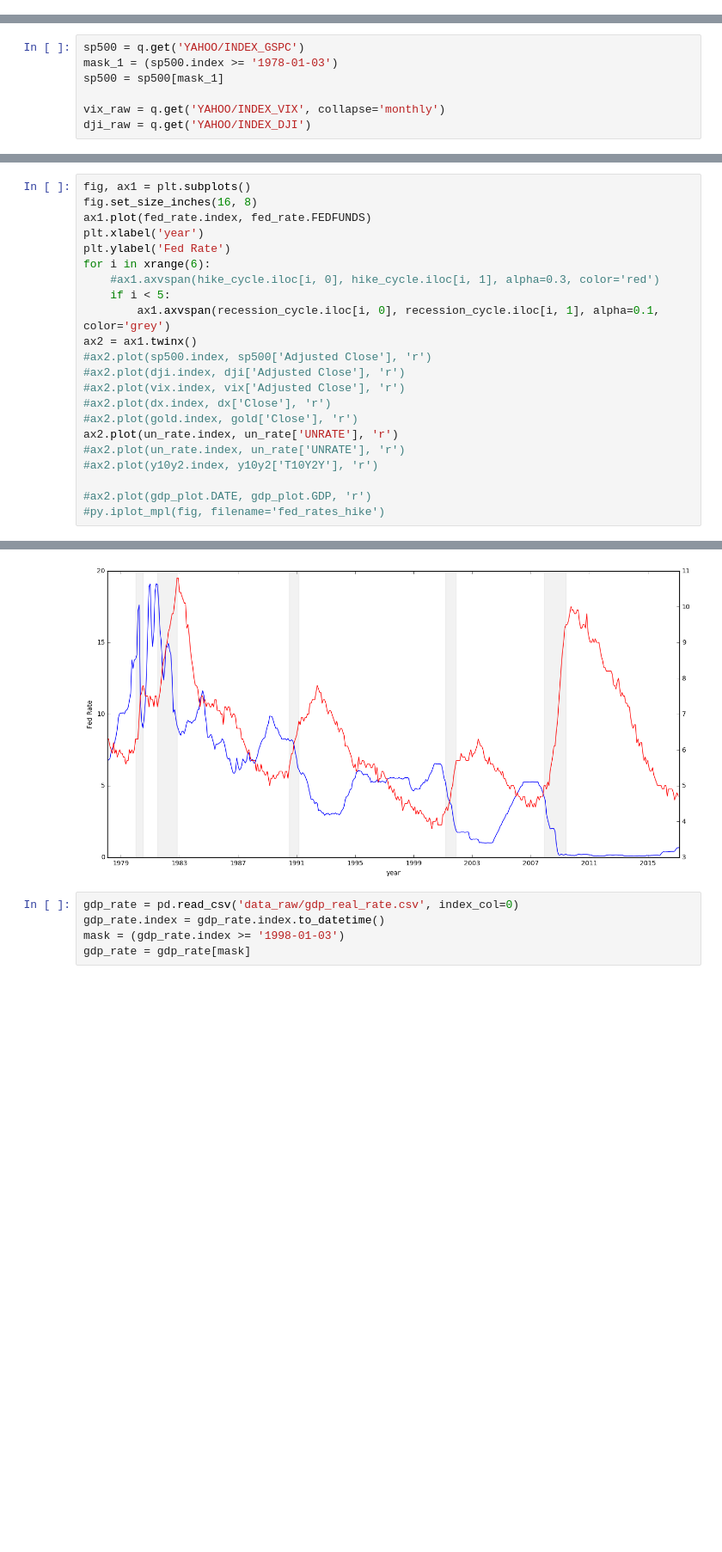
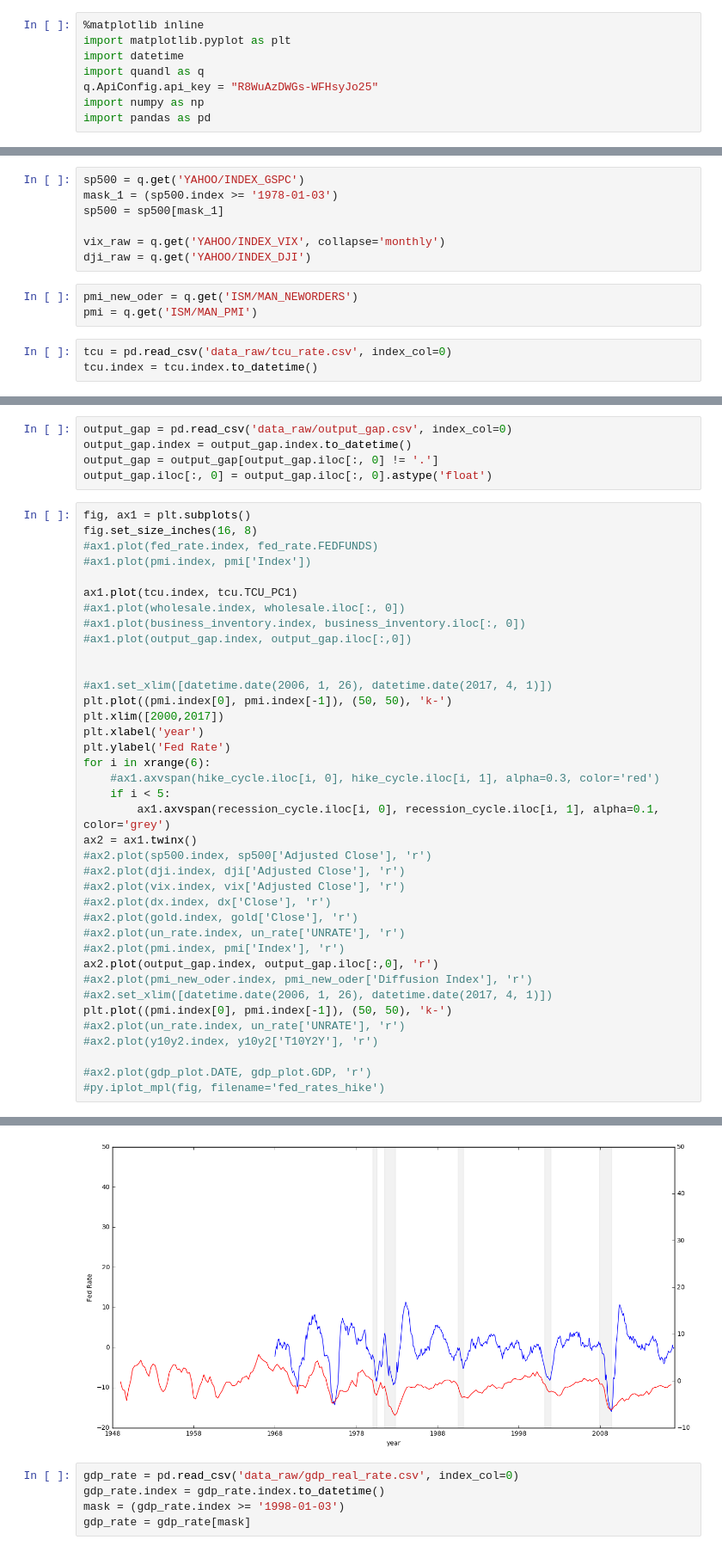
Before and after one commit to AndSoOn/Improvisation, a Jupyter notebook: fed/rate_hike_analysis.ipynb, the cells around one changed output, grey strips where cells are left out. Shown at 86% size. Cells and saved outputs as stored; diff of their text form; blank space fills up the shorter version.

```diff
--- a/fed/rate_hike_analysis.ipynb
+++ b/fed/rate_hike_analysis.ipynb
@@ -8,6 +3,14 @@ import plotly.plotly as py
 py.sign_in('oldzhangbuythings', 'j8IlrfpZl9qUbRXU3ZQm')
 import plotly.tools as tls
 from plotly.graph_objs import *
+# %%
+%matplotlib inline
+import matplotlib.pyplot as plt
+import datetime
+import quandl as q
+q.ApiConfig.api_key = "R8WuAzDWGs-WFHsyJo25"
+import numpy as np
+import pandas as pd
 # %%
 hike_cycle = pd.read_csv('data_cleaned/rate_hike_circles.csv', index_col=0)
 recession_cycle = pd.read_csv('data_cleaned/recession_circles.csv', index_col=0)
@@ -58,3 +57,9 @@ sp500 = sp500[mask_1]
 
 vix_raw = q.get('YAHOO/INDEX_VIX', collapse='monthly')
 dji_raw = q.get('YAHOO/INDEX_DJI')
+# %%
+pmi_new_oder = q.get('ISM/MAN_NEWORDERS')
+pmi = q.get('ISM/MAN_PMI')
+# %%
+tcu = pd.read_csv('data_raw/tcu_rate.csv', index_col=0)
+tcu.index = tcu.index.to_datetime()
@@ -61,28 +72,49 @@ dji_raw = q.get('YAHOO/INDEX_DJI')
+# %%
+output_gap = pd.read_csv('data_raw/output_gap.csv', index_col=0)
+output_gap.index = output_gap.index.to_datetime()
+output_gap = output_gap[output_gap.iloc[:, 0] != '.']
+output_gap.iloc[:, 0] = output_gap.iloc[:, 0].astype('float')
 # %%
 fig, ax1 = plt.subplots()
 fig.set_size_inches(16, 8)
-ax1.plot(fed_rate.index, fed_rate.FEDFUNDS)
+#ax1.plot(fed_rate.index, fed_rate.FEDFUNDS)
+#ax1.plot(pmi.index, pmi['Index'])
+
+ax1.plot(tcu.index, tcu.TCU_PC1)
+#ax1.plot(wholesale.index, wholesale.iloc[:, 0])
+#ax1.plot(business_inventory.index, business_inventory.iloc[:, 0])
+#ax1.plot(output_gap.index, output_gap.iloc[:,0])
+
+
+#ax1.set_xlim([datetime.date(2006, 1, 26), datetime.date(2017, 4, 1)])
+plt.plot((pmi.index[0], pmi.index[-1]), (50, 50), 'k-')
+plt.xlim([2000,2017])
 plt.xlabel('year')
 plt.ylabel('Fed Rate')
 for i in xrange(6):
     #ax1.axvspan(hike_cycle.iloc[i, 0], hike_cycle.iloc[i, 1], alpha=0.3, color='red')
     if i < 5:
         ax1.axvspan(recession_cycle.iloc[i, 0], recession_cycle.iloc[i, 1], alpha=0.1, color='grey')
 ax2 = ax1.twinx()
 #ax2.plot(sp500.index, sp500['Adjusted Close'], 'r')
 #ax2.plot(dji.index, dji['Adjusted Close'], 'r')
 #ax2.plot(vix.index, vix['Adjusted Close'], 'r')
 #ax2.plot(dx.index, dx['Close'], 'r')
 #ax2.plot(gold.index, gold['Close'], 'r')
-ax2.plot(un_rate.index, un_rate['UNRATE'], 'r')
+#ax2.plot(un_rate.index, un_rate['UNRATE'], 'r')
+#ax2.plot(pmi.index, pmi['Index'], 'r')
+ax2.plot(output_gap.index, output_gap.iloc[:,0], 'r')
+#ax2.plot(pmi_new_oder.index, pmi_new_oder['Diffusion Index'], 'r')
+#ax2.set_xlim([datetime.date(2006, 1, 26), datetime.date(2017, 4, 1)])
+plt.plot((pmi.index[0], pmi.index[-1]), (50, 50), 'k-')
 #ax2.plot(un_rate.index, un_rate['UNRATE'], 'r')
 #ax2.plot(y10y2.index, y10y2['T10Y2Y'], 'r')
 
 #ax2.plot(gdp_plot.DATE, gdp_plot.GDP, 'r')
 #py.iplot_mpl(fig, filename='fed_rates_hike')
 # %% [output]
 [<matplotlib.lines.Line2D at 0x...>]
-[figure, old version]
+[figure, new version]
 # %%
 gdp_rate = pd.read_csv('data_raw/gdp_real_rate.csv', index_col=0)
 gdp_rate.index = gdp_rate.index.to_datetime()
```
Also changed, not shown: parts of 5 cells of this notebook, 18 other files.
